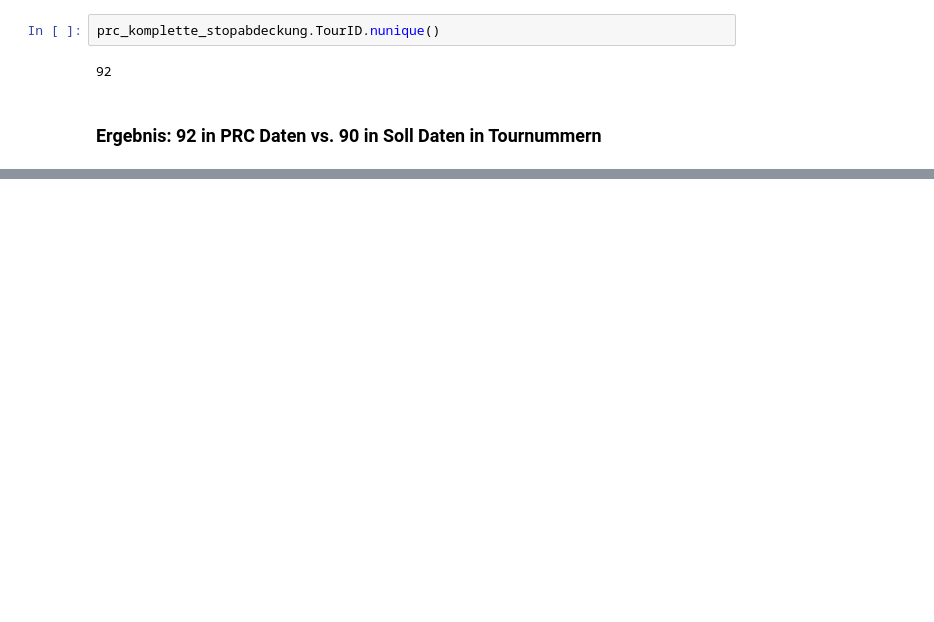
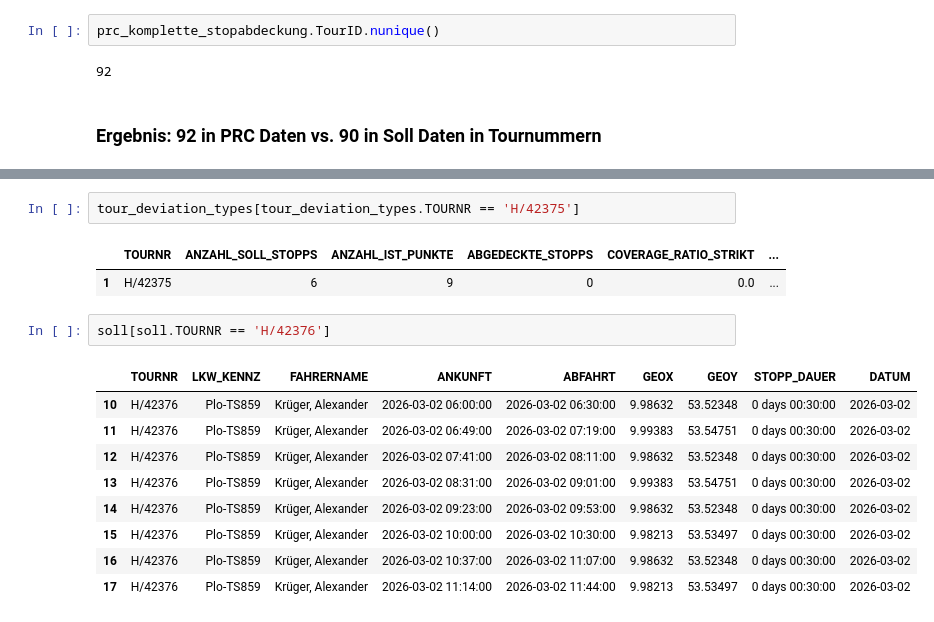
Before and after one commit to junguy01/transport_optimization, a Jupyter notebook: analyse_soll_ist_clean.ipynb, the cells around one changed output, grey strips where cells are left out. Cells and saved outputs as stored; diff of their text form; blank space fills up the shorter version.

```diff
--- a/analyse_soll_ist_clean.ipynb
+++ b/analyse_soll_ist_clean.ipynb
@@ -824,0 +1131,17 @@ prc_komplette_stopabdeckung.TourID.nunique()
+# %%
+tour_deviation_types[tour_deviation_types.TOURNR == 'H/42375']
+# %% [output]
+|  | TOURNR | ANZAHL_SOLL_STOPPS | ANZAHL_IST_PUNKTE | ABGEDECKTE_STOPPS | COVERAGE_RATIO_STRIKT | ... |
+| 1 | H/42375 | 6 | 9 | 0 | 0.0 | ... |
+# %%
+soll[soll.TOURNR == 'H/42376']
+# %% [output]
+|  | TOURNR | LKW_KENNZ | FAHRERNAME | ANKUNFT | ABFAHRT | GEOX | GEOY | STOPP_DAUER | DATUM |
+| 10 | H/42376 | Plo-TS859 | Krüger, Alexander | 2026-03-02 06:00:00 | 2026-03-02 06:30:00 | 9.98632 | 53.52348 | 0 days 00:30:00 | 2026-03-02 |
+| 11 | H/42376 | Plo-TS859 | Krüger, Alexander | 2026-03-02 06:49:00 | 2026-03-02 07:19:00 | 9.99383 | 53.54751 | 0 days 00:30:00 | 2026-03-02 |
+| 12 | H/42376 | Plo-TS859 | Krüger, Alexander | 2026-03-02 07:41:00 | 2026-03-02 08:11:00 | 9.98632 | 53.52348 | 0 days 00:30:00 | 2026-03-02 |
+| 13 | H/42376 | Plo-TS859 | Krüger, Alexander | 2026-03-02 08:31:00 | 2026-03-02 09:01:00 | 9.99383 | 53.54751 | 0 days 00:30:00 | 2026-03-02 |
+| 14 | H/42376 | Plo-TS859 | Krüger, Alexander | 2026-03-02 09:23:00 | 2026-03-02 09:53:00 | 9.98632 | 53.52348 | 0 days 00:30:00 | 2026-03-02 |
+| 15 | H/42376 | Plo-TS859 | Krüger, Alexander | 2026-03-02 10:00:00 | 2026-03-02 10:30:00 | 9.98213 | 53.53497 | 0 days 00:30:00 | 2026-03-02 |
+| 16 | H/42376 | Plo-TS859 | Krüger, Alexander | 2026-03-02 10:37:00 | 2026-03-02 11:07:00 | 9.98632 | 53.52348 | 0 days 00:30:00 | 2026-03-02 |
+| 17 | H/42376 | Plo-TS859 | Krüger, Alexander | 2026-03-02 11:14:00 | 2026-03-02 11:44:00 | 9.98213 | 53.53497 | 0 days 00:30:00 | 2026-03-02 |
```
Also changed, not shown: parts of 54 cells of this notebook.
